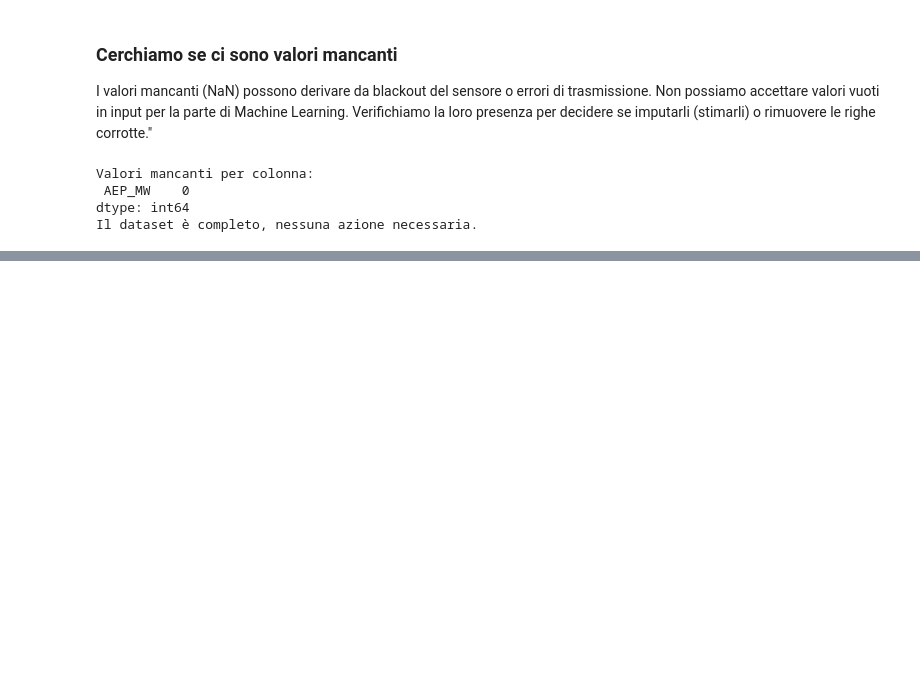
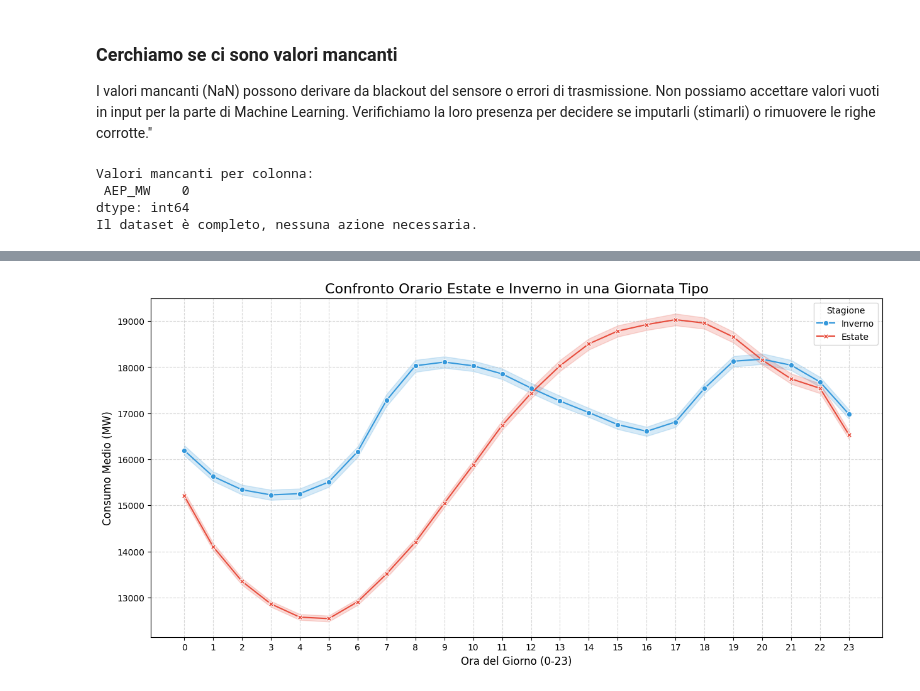
Before and after one commit to reimici/EnergyConsumptionAnalysis, a Jupyter notebook: notebook.ipynb, the cells around one changed output, grey strips where cells are left out. Drawn from its saved outputs; the diff is of its cells as text; code cells hidden in the pictures; blank space fills up the shorter version.

```diff
--- a/notebook.ipynb
+++ b/notebook.ipynb
@@ -127,0 +260,11 @@ Ora abbiamo un Dataset Temporale, Ordinato, Senza Doppioni e Senza Mancanze.
+# %%
+# Definiamo le stagioni
+def get_season(month):
+    if month in [6, 7, 8]:
+        return 'Estate'
+    elif month in [12, 1, 2]:
+        return 'Inverno'
+    else:
+        return 'Altro'
+
+df['Season'] = df['Month'].apply(get_season)
@@ -127,0 +297,21 @@ Ora abbiamo un Dataset Temporale, Ordinato, Senza Doppioni e Senza Mancanze.
+# %%
+# Creiamo il grafico a confronto
+plt.figure(figsize=(15, 7))
+
+# Filtriamo solo Estate e Inverno
+subset = df[df['Season'].isin(['Estate', 'Inverno'])]
+
+# dizionario per i colori personalizzati
+colori_personalizzati = {'Estate': '#e74c3c', 'Inverno': '#3498db'}
+
+sns.lineplot(data=subset, x='Hour', y='AEP_MW', hue='Season', style='Season', markers=True, dashes=False, palette=colori_personalizzati) # Passiamo il dizionario qui
+
+plt.title('Confronto Orario Estate e Inverno in una Giornata Tipo', fontsize=16)
+plt.ylabel('Consumo Medio (MW)', fontsize=12)
+plt.xlabel('Ora del Giorno (0-23)', fontsize=12)
+plt.xticks(range(0, 24))
+plt.grid(True, linestyle='--', alpha=0.5)
+plt.legend(title='Stagione')
+plt.show()
+# %% [output]
+[figure, added]
```
Also changed, not shown: parts of 20 cells of this notebook.
